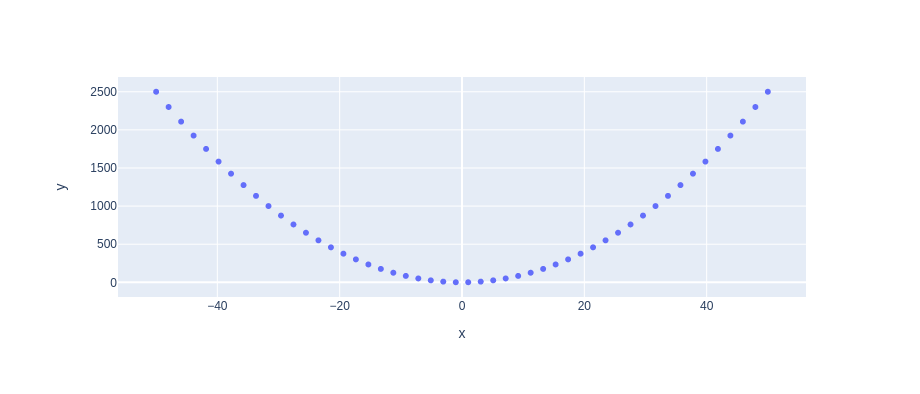
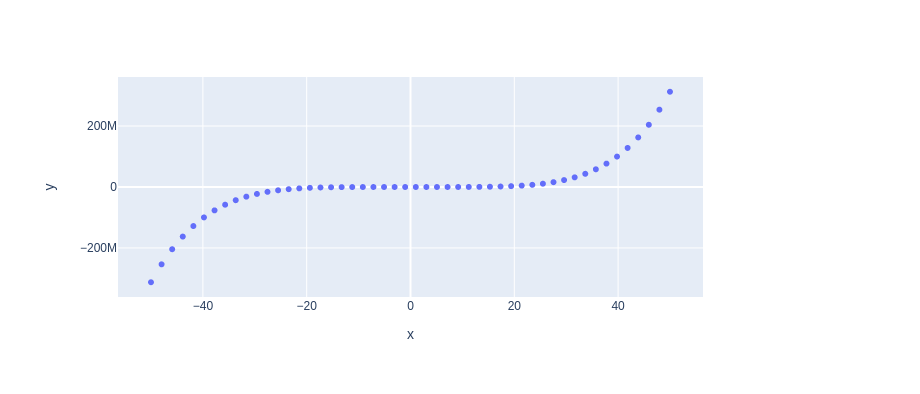
Before and after one commit to alpha-wolf-jin/my-notebooks-repo, a Jupyter notebook: experiment1.ipynb, the cells around one changed output. Saved outputs shown, nothing was run; the diff lists cells and outputs as text; code cells hidden in the pictures.

```diff
--- a/experiment1.ipynb
+++ b/experiment1.ipynb
@@ -4,7 +4,7 @@ import plotly.express as px
 
 x = np.linspace(start=-50, stop=50)
 
-y = x ** 2
+y = x ** 5
 
 fig = px.scatter(x=x, y=y)
 
@@ -14 +13 @@ fig.show()
-[figure, old version]
+[figure, new version]
```
Also changed, not shown: parts of 1 cell of this notebook.
